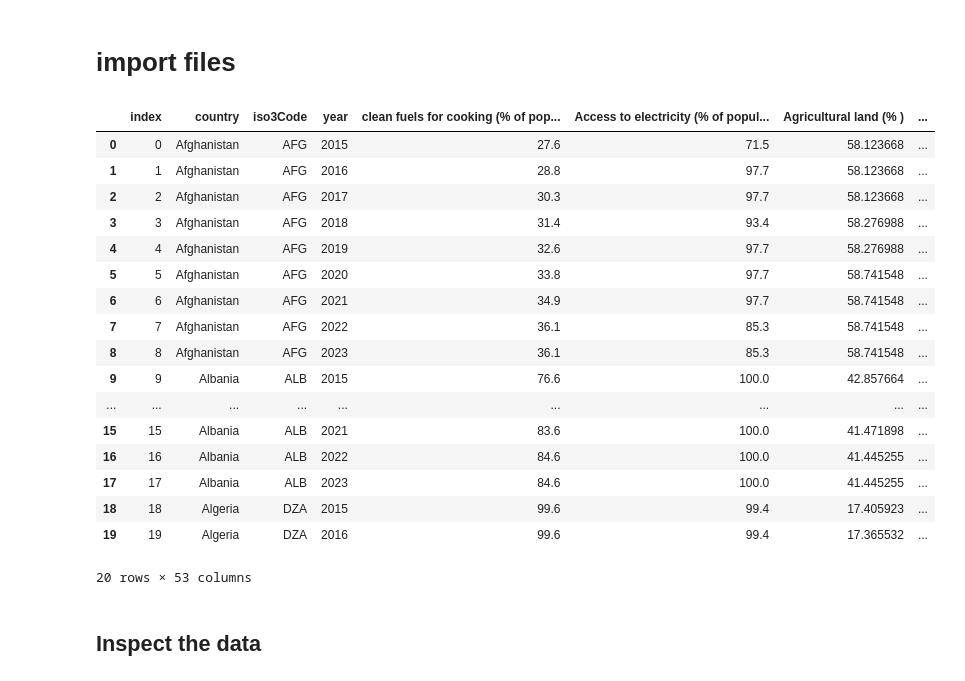
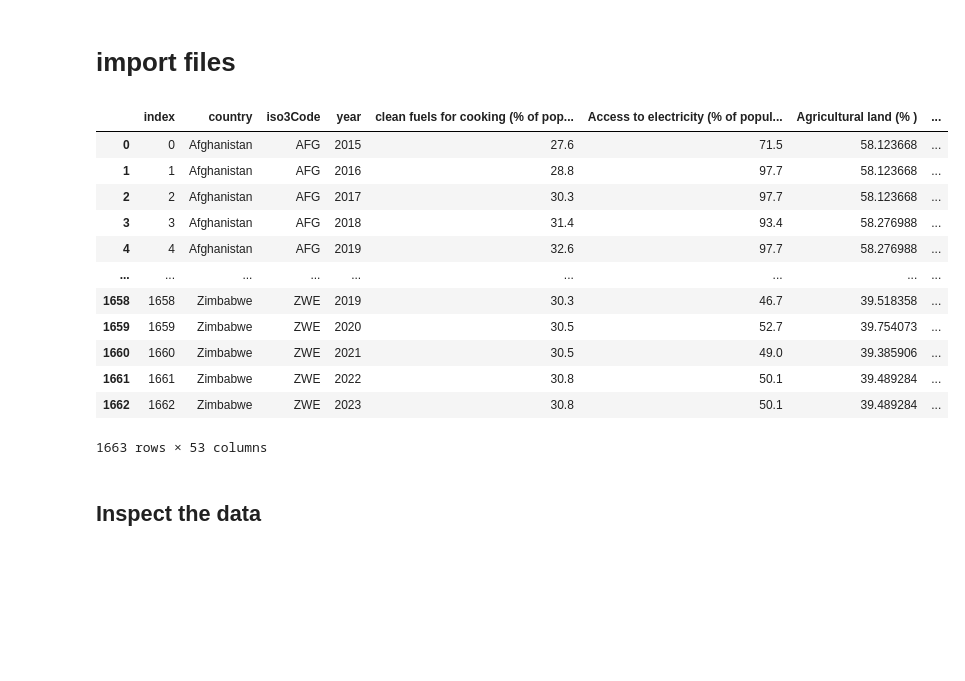
Before and after one commit to nazimben25/Project4_Group4_Immigration_to_canada, a Jupyter notebook: ML_analysis_Supervised_learning.ipynb, the cells around one changed output. Cells and saved outputs as stored; diff of their text form; code cells hidden in the pictures; blank space fills up the shorter version.

```diff
--- a/ML_analysis_Supervised_learning.ipynb
+++ b/ML_analysis_Supervised_learning.ipynb
@@ -37,30 +19,25 @@ from prophet import Prophet
 # %%
 ### import and read csv file
 
 path = 'Output/full_indicators_by_country_by_year.csv'
 df = pd.read_csv(path)
 
 
-df.head(20)
+df
 # %% [output]
 |  | index | country | iso3Code | year | clean fuels for cooking (% of pop... | Access to electricity (% of popul... | Agricultural land (% ) | ... |
 | 0 | 0 | Afghanistan | AFG | 2015 | 27.6 | 71.5 | 58.123668 | ... |
 | 1 | 1 | Afghanistan | AFG | 2016 | 28.8 | 97.7 | 58.123668 | ... |
 | 2 | 2 | Afghanistan | AFG | 2017 | 30.3 | 97.7 | 58.123668 | ... |
 | 3 | 3 | Afghanistan | AFG | 2018 | 31.4 | 93.4 | 58.276988 | ... |
 | 4 | 4 | Afghanistan | AFG | 2019 | 32.6 | 97.7 | 58.276988 | ... |
-| 5 | 5 | Afghanistan | AFG | 2020 | 33.8 | 97.7 | 58.741548 | ... |
-| 6 | 6 | Afghanistan | AFG | 2021 | 34.9 | 97.7 | 58.741548 | ... |
-| 7 | 7 | Afghanistan | AFG | 2022 | 36.1 | 85.3 | 58.741548 | ... |
-| 8 | 8 | Afghanistan | AFG | 2023 | 36.1 | 85.3 | 58.741548 | ... |
-| 9 | 9 | Albania | ALB | 2015 | 76.6 | 100.0 | 42.857664 | ... |
 | ... | ... | ... | ... | ... | ... | ... | ... | ... |
-| 15 | 15 | Albania | ALB | 2021 | 83.6 | 100.0 | 41.471898 | ... |
-| 16 | 16 | Albania | ALB | 2022 | 84.6 | 100.0 | 41.445255 | ... |
-| 17 | 17 | Albania | ALB | 2023 | 84.6 | 100.0 | 41.445255 | ... |
-| 18 | 18 | Algeria | DZA | 2015 | 99.6 | 99.4 | 17.405923 | ... |
-| 19 | 19 | Algeria | DZA | 2016 | 99.6 | 99.4 | 17.365532 | ... |
+| 1658 | 1658 | Zimbabwe | ZWE | 2019 | 30.3 | 46.7 | 39.518358 | ... |
+| 1659 | 1659 | Zimbabwe | ZWE | 2020 | 30.5 | 52.7 | 39.754073 | ... |
+| 1660 | 1660 | Zimbabwe | ZWE | 2021 | 30.5 | 49.0 | 39.385906 | ... |
+| 1661 | 1661 | Zimbabwe | ZWE | 2022 | 30.8 | 50.1 | 39.489284 | ... |
+| 1662 | 1662 | Zimbabwe | ZWE | 2023 | 30.8 | 50.1 | 39.489284 | ... |
-20 rows × 53 columns
+1663 rows × 53 columns
 # %% [markdown]
 ## Inspect the data
 # %%
```
Also changed, not shown: parts of 6 cells of this notebook, 19 other files.
